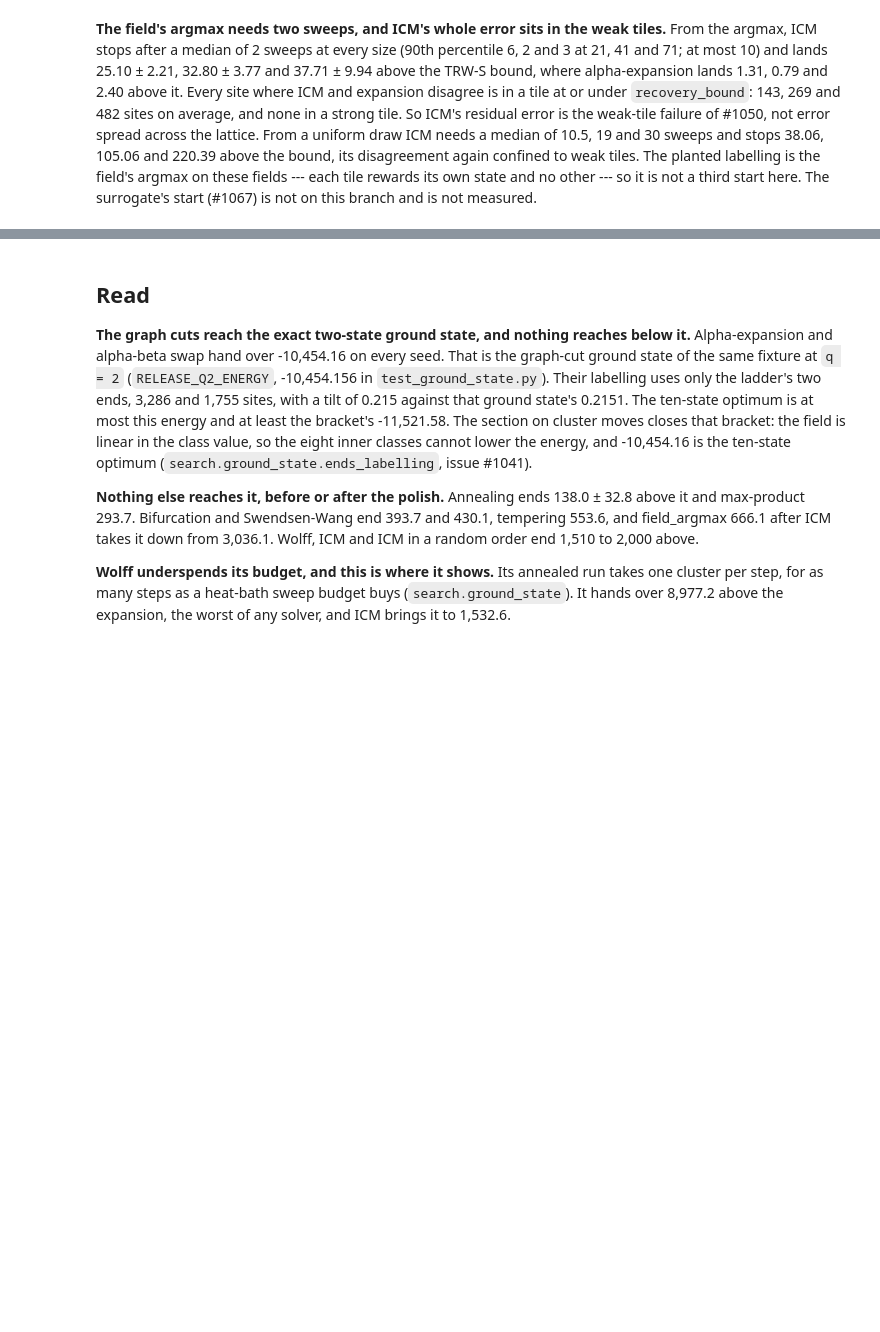
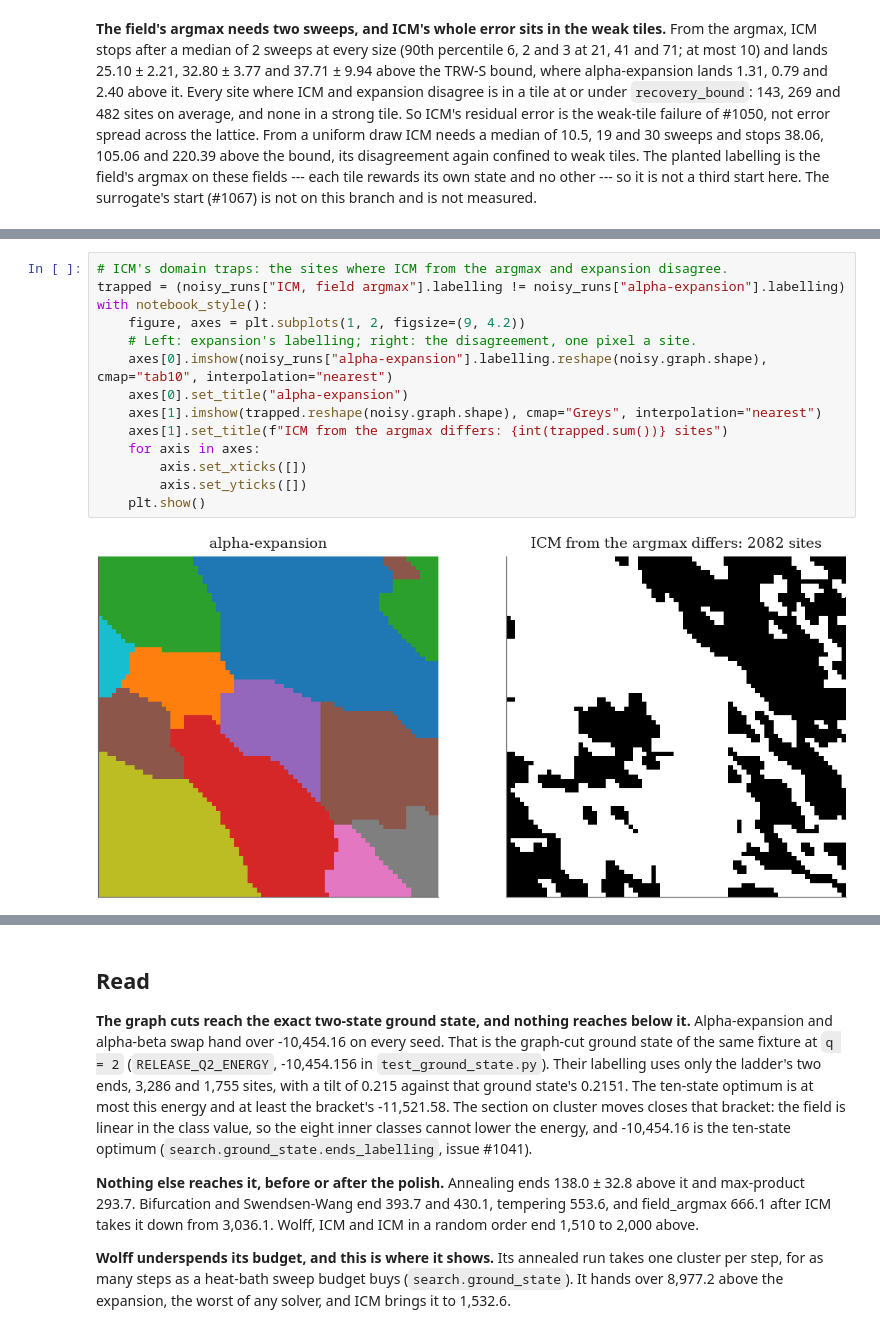
Before and after one commit to michaelJwilson/snakes_and_ladders, a Jupyter notebook: docs/nb/potts_starts.ipynb, the cells around one changed output, grey strips where cells are left out. Cells and saved outputs as stored; diff of their text form; blank space fills up the shorter version.

```diff
--- a/docs/nb/potts_starts.ipynb
+++ b/docs/nb/potts_starts.ipynb
@@ -1319,0 +1382,16 @@ The surrogate's start (#1067) is not on this branch and is not measured.
+# %%
+# ICM's domain traps: the sites where ICM from the argmax and expansion disagree.
+trapped = (noisy_runs["ICM, field argmax"].labelling != noisy_runs["alpha-expansion"].labelling)
+with notebook_style():
+    figure, axes = plt.subplots(1, 2, figsize=(9, 4.2))
+    # Left: expansion's labelling; right: the disagreement, one pixel a site.
+    axes[0].imshow(noisy_runs["alpha-expansion"].labelling.reshape(noisy.graph.shape), cmap="tab10", interpolation="nearest")
+    axes[0].set_title("alpha-expansion")
+    axes[1].imshow(trapped.reshape(noisy.graph.shape), cmap="Greys", interpolation="nearest")
+    axes[1].set_title(f"ICM from the argmax differs: {int(trapped.sum())} sites")
+    for axis in axes:
+        axis.set_xticks([])
+        axis.set_yticks([])
+    plt.show()
+# %% [output]
+[figure, added]
```
Also changed, not shown: parts of 10 cells of this notebook.
